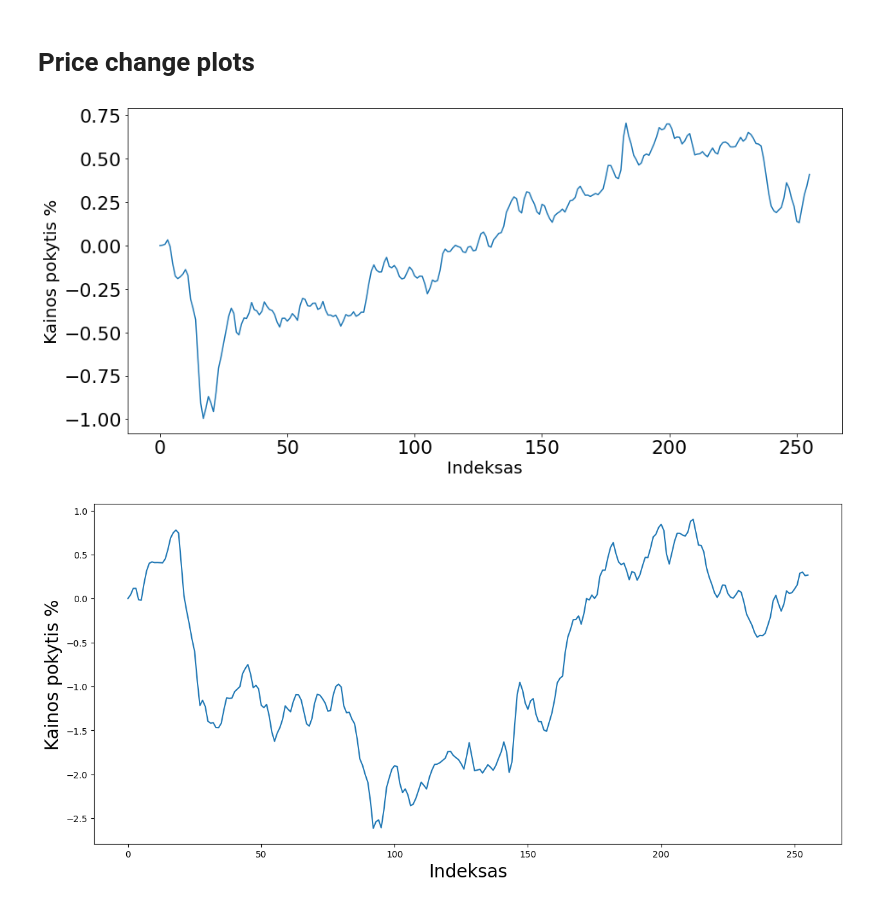
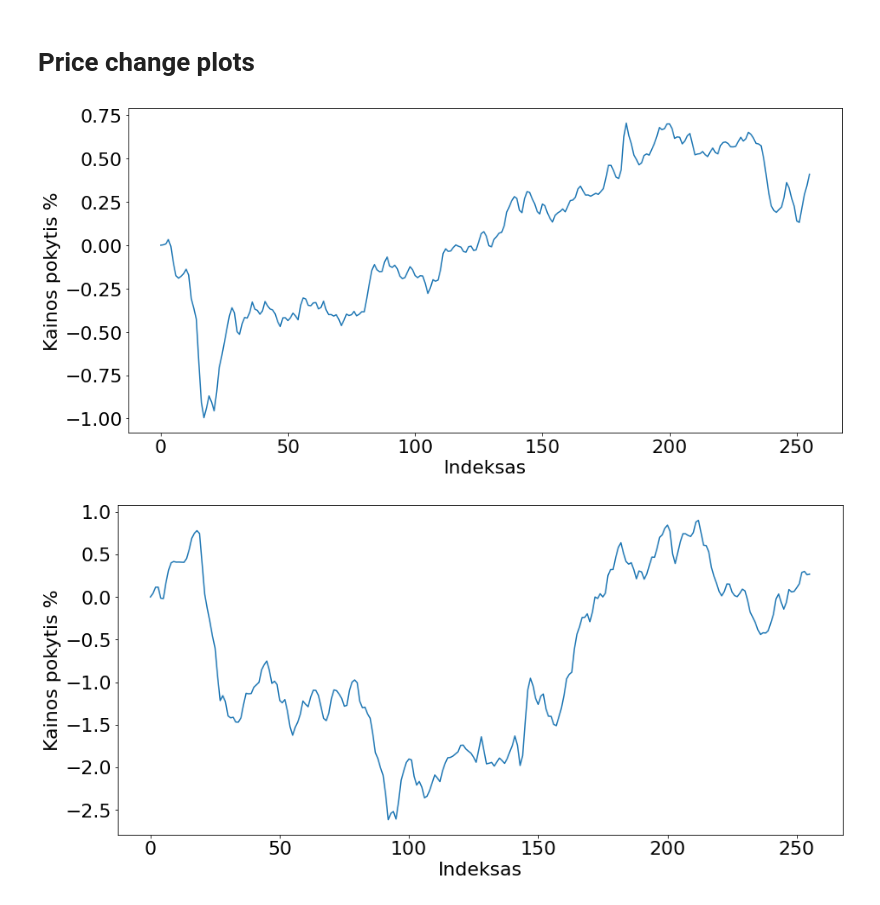
Before and after one commit to MGaulia/CLIP-Timeseries, a Jupyter notebook: images.ipynb, the cells around one changed output. Drawn from its saved outputs; the diff is of its cells as text; code cells hidden in the pictures.

Commit message:
default graph's font size changed to 15

```diff
--- a/images.ipynb
+++ b/images.ipynb
@@ -1,6 +1,7 @@
 # %%
 import pandas as pd
 import matplotlib.pyplot as plt
+plt.rcParams.update({'font.size': 15})
 # %%
 ls clean_data/prices
 # %% [output]
@@ -182,5 +183,7 @@ plt.show()
 # %% [markdown]
 # Price change plots
+# %%
+plt.rcParams.update({'font.size': 22})
 # %%
 btc = pd.read_csv("train_val_data/BTC_train.csv", lineterminator='\n')
 plt.figure(figsize=(15, 7))
@@ -189,15 +192,15 @@ plt.ylabel("Kainos pokytis %")
 plt.plot([i for i in range(256)], btc.iloc[0, 1:])
 plt.savefig('btc_pct_change.png')
 # %% [output]
-[figure, old version]
+[figure, new version]
 # %%
 eth = pd.read_csv("train_val_data/ETH_train.csv", lineterminator='\n')
 plt.figure(figsize=(15, 7))
-plt.xlabel("Indeksas", fontsize=20)
-plt.ylabel("Kainos pokytis %", fontsize=20)
+plt.xlabel("Indeksas")
+plt.ylabel("Kainos pokytis %")
 plt.plot([i for i in range(256)], eth.iloc[0, 1:])
 plt.savefig('eth_pct_change.png')
 # %% [output]
-[figure, old version]
+[figure, new version]
 # %%
 xrp = pd.read_csv("train_val_data/XRP_train.csv", lineterminator='\n')
```
Also changed, not shown: parts of 5 cells of this notebook, 4 other files.
